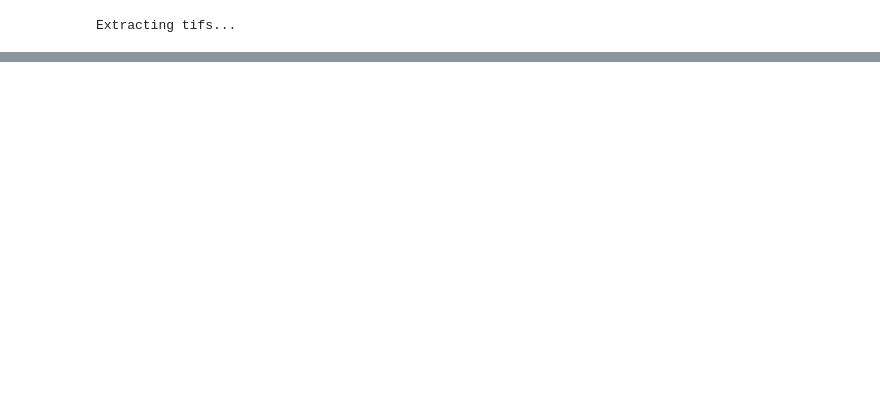
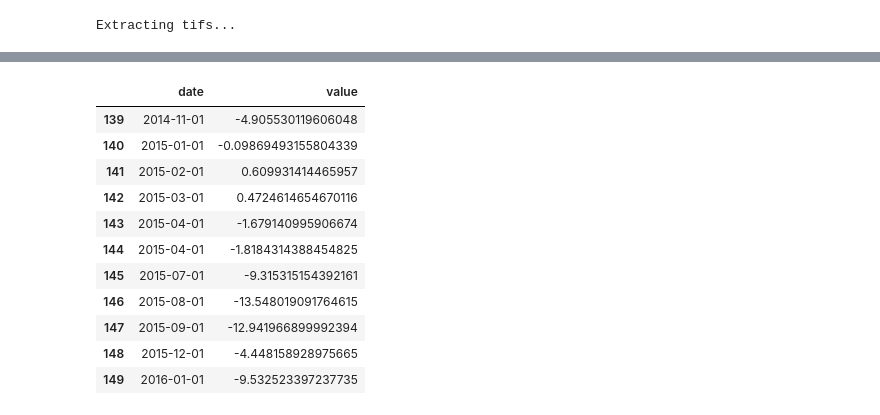
Before and after one commit to radekszostak/grace-pl, a Jupyter notebook: grace_process.ipynb, the cells around one changed output, grey strips where cells are left out. Saved outputs shown, nothing was run; the diff lists cells and outputs as text; code cells hidden in the pictures; blank space fills up the shorter version.

```diff
--- a/grace_process.ipynb
+++ b/grace_process.ipynb
@@ -30,0 +110,2 @@ lwe.plot()
+# %%
+ddf = pd.read_pickle("data/grace_df.pickle")
@@ -30,0 +126,17 @@ lwe.plot()
+# %%
+ddf.iloc[111]["date"] = "2011-12-01"
+# %%
+ddf.iloc[139:150]
+# %% [output]
+|  | date | value |
+| 139 | 2014-11-01 | -4.905530119606048 |
+| 140 | 2015-01-01 | -0.09869493155804339 |
+| 141 | 2015-02-01 | 0.609931414465957 |
+| 142 | 2015-03-01 | 0.4724614654670116 |
+| 143 | 2015-04-01 | -1.679140995906674 |
+| 144 | 2015-04-01 | -1.8184314388454825 |
+| 145 | 2015-07-01 | -9.315315154392161 |
+| 146 | 2015-08-01 | -13.548019091764615 |
+| 147 | 2015-09-01 | -12.941966899992394 |
+| 148 | 2015-12-01 | -4.448158928975665 |
+| 149 | 2016-01-01 | -9.532523397237735 |
```
Also changed, not shown: parts of 12 cells of this notebook, 7 other files.
